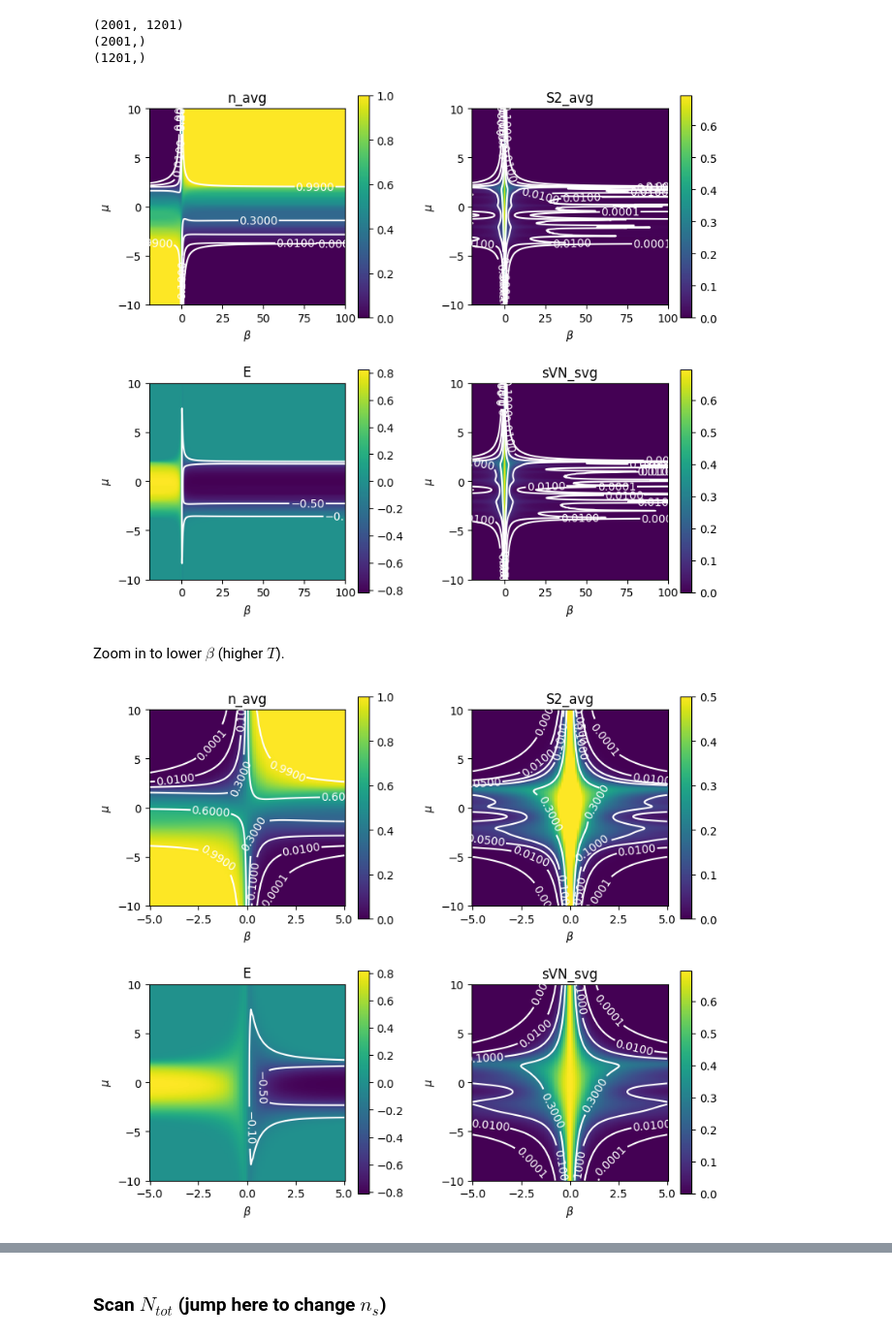
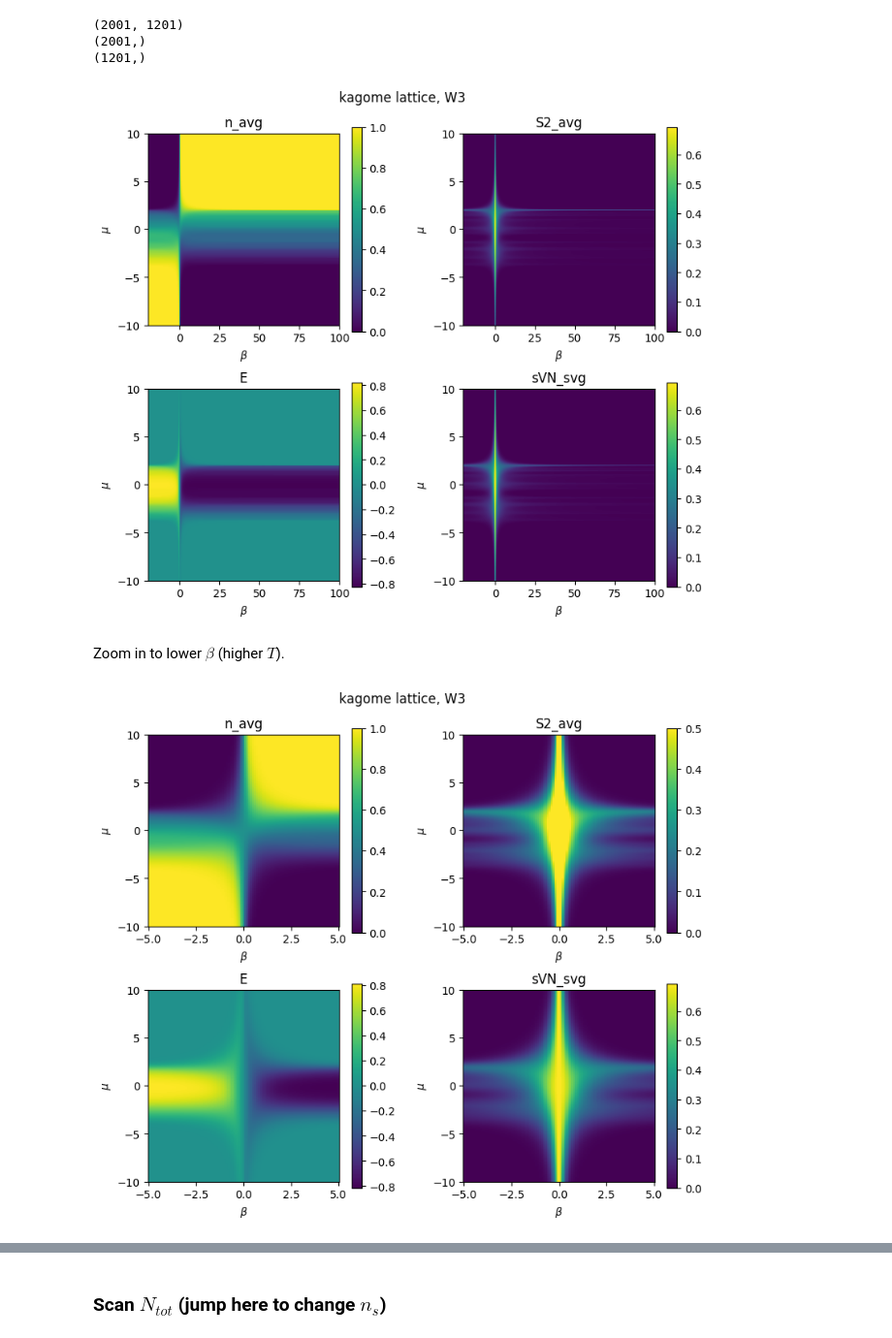
Before and after one commit to Shao-Wen-Chang/E9_constant, a Jupyter notebook: projects/flat_band_cooling/tenpy_results/eos_matcher_NI.ipynb, the cells around one changed output, grey strips where cells are left out. Shown at 97% size. Drawn from its saved outputs; the diff is of its cells as text; code cells hidden in the pictures.

```diff
--- a/projects/flat_band_cooling/tenpy_results/eos_matcher_NI.ipynb
+++ b/projects/flat_band_cooling/tenpy_results/eos_matcher_NI.ipynb
@@ -55,10 +52,33 @@ Interacting and non-interacting data is stored differently and require different
 # %%
+file_prefix = ""        # File name for Sajant's data
+geom_spec_str = ""      # For plotting etc
+N_sites = 0             # Number of sites in each region
+E_min, E_max = 0., 0.   # Lowest / highest band energies
+filter_params = dict()  # Same name as eos_matcher for interacting system
+
 if geometry == "sawtooth":
     file_prefix = (f"{geometry}_spinless_NI_L{L_subregion}_t1.0_tp{tp_ST}_shift{shift_ST}"
                     f"_ymax{ymax_ST}_mumin{mumin}_mumax{mumax}_dMu{dMu}")
+    geom_spec_str = f"tp{tp_ST}_shift{shift_ST}"
+    N_sites = 2 * L_subregion
+    E_flat_ST = 2. + shift_ST   # energy of the flat band with shift (assuming ymax is None)
+    E_min = min(E_flat_ST, -4.)
+    E_max = max(E_flat_ST, 0.)
+    filter_params = {
+        "tp": tp_ST,
+        "shift": shift_ST,
+        "ymax": None,
+    }
 elif geometry == "kagome":
     file_prefix = (f"{geometry}_spinless_NI_L{L_subregion}_W{W_kagome}_t1.0_"
                     f"_mumin{mumin}_mumax{mumax}_dMu{dMu}")
+    geom_spec_str = f"W{W_kagome}"
+    N_sites = 3 * W_kagome * L_subregion
+    E_min = -4.
+    E_max = 2.
+    filter_params = {
+        "W": W_kagome,
+    }
 # %%
 # positive beta
 scan_name = file_prefix + f"_dBeta{dBeta}_Nsteps1000.pkl"
@@ -129,34 +148,36 @@ if bool_plot:
         ax.set_title(str_label)
         ax.set_xlabel(r"$\beta$")
         ax.set_ylabel(r"$\mu$")
-        cntr = ax.contour(beta_vals, mu_vals, vals, colors = "white", linestyles = "solid", levels = levels)
-        ax.clabel(cntr, inline = True)
+        # cntr = ax.contour(beta_vals, mu_vals, vals, colors = "white", linestyles = "solid", levels = levels)
+        # ax.clabel(cntr, inline = True)
         fig_ns.colorbar(img, ax = ax)
+    fig_ns.suptitle(f"{geometry} lattice, {geom_spec_str}")
     fig_ns.tight_layout()
 # %% [output]
-[figure, old version]
+[figure, new version]
 # %% [markdown]
 Zoom in to lower $\beta$ (higher $T$).
 # %%
 mask_beta_zoom = np.logical_and(np.greater_equal(beta_vals, -5), np.less_equal(beta_vals, 5))
 if bool_plot:
-    fig_ns, axes_ns = plt.subplots(2, 2, figsize = (8, 7))
-    for ax, vals, str_label, clim, levels in zip(axes_ns.flatten(),
+    fig_ns_zoom, axes_ns_zoom = plt.subplots(2, 2, figsize = (8, 7))
+    for ax, vals, str_label, clim, levels in zip(axes_ns_zoom.flatten(),
                         [n_grid[:,mask_beta_zoom], s2_grid[:,mask_beta_zoom], e_grid[:,mask_beta_zoom], sVN_grid[:,mask_beta_zoom]],
                         ["n_avg", "S2_avg", "E", "sVN_svg"],
                         [None, (0, 0.5), None, None],
                         [[1e-4, 1e-2, 0.1, 0.3, 0.6, 0.99],
                         [1e-4, 1e-2, 0.05, 0.1, 0.3],
                         [-1, -0.99, -0.5, -0.1],
                         [1e-4, 1e-2, 0.1, 0.3]]):
         img = ax.pcolormesh(beta_vals[mask_beta_zoom], mu_vals, vals, clim = clim)
         ax.set_box_aspect(1)
         ax.set_title(str_label)
         ax.set_xlabel(r"$\beta$")
         ax.set_ylabel(r"$\mu$")
-        cntr = ax.contour(beta_vals[mask_beta_zoom], mu_vals, vals, colors = "white", linestyles = "solid", levels = levels)
-        ax.clabel(cntr, inline = True)
-        fig_ns.colorbar(img, ax = ax)
-    fig_ns.tight_layout()
+        # cntr = ax.contour(beta_vals[mask_beta_zoom], mu_vals, vals, colors = "white", linestyles = "solid", levels = levels)
+        # ax.clabel(cntr, inline = True)
+        fig_ns_zoom.colorbar(img, ax = ax)
+    fig_ns_zoom.suptitle(f"{geometry} lattice, {geom_spec_str}")
+    fig_ns_zoom.tight_layout()
 # %% [output]
-[figure, old version]
+[figure, new version]
```
Also changed, not shown: parts of 22 cells of this notebook, 4 other files.
